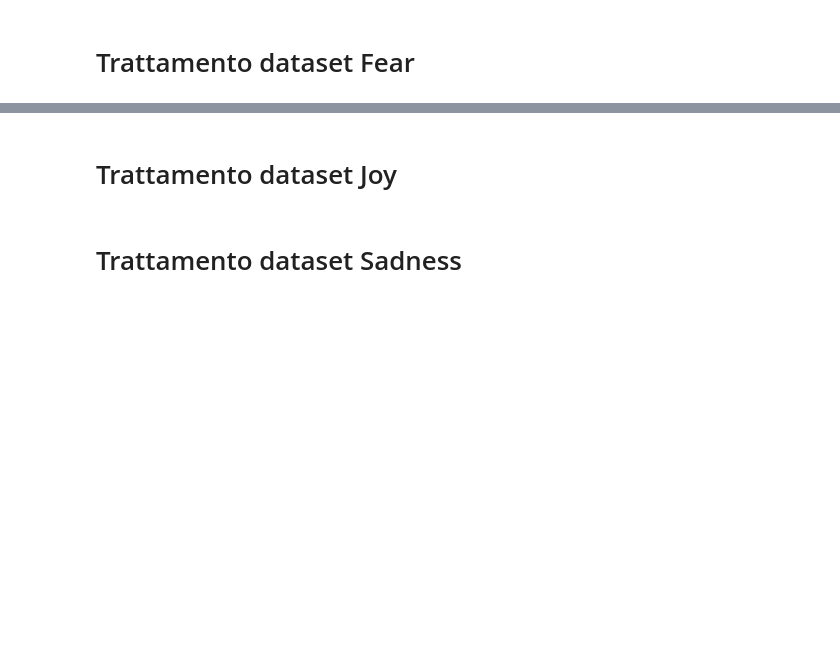
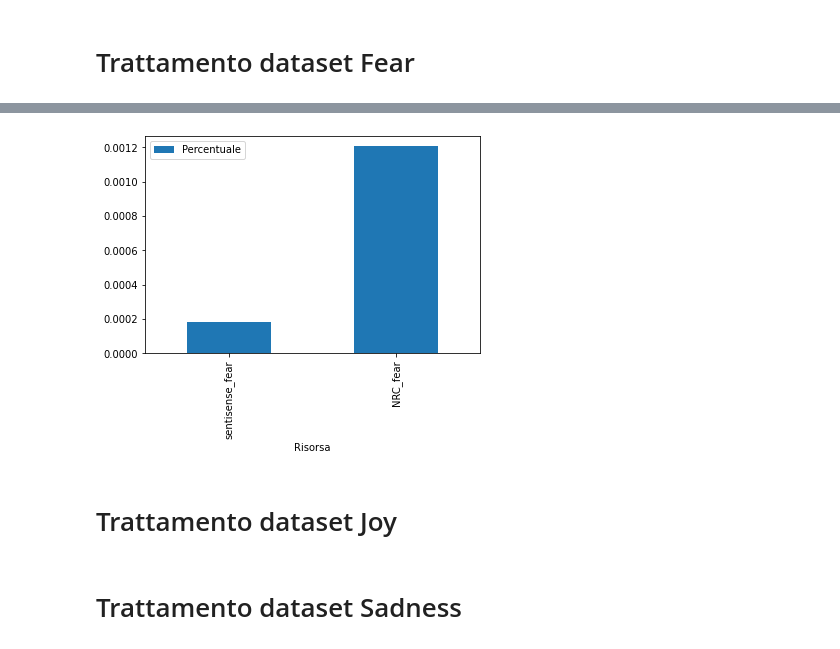
Before and after one commit to lorenzobotto/progettoMaadb, a Jupyter notebook: Code/main.ipynb, the cells around one changed output, grey strips where cells are left out. Saved outputs shown, nothing was run; the diff lists cells and outputs as text; code cells hidden in the pictures; blank space fills up the shorter version.

```diff
--- a/Code/main.ipynb
+++ b/Code/main.ipynb
@@ -1948,0 +2257,7 @@ for line in fearTokStoped:
+# %%
+# Creazione istogramma per presenza parole nei twitter
+
+dfFear_twitter.plot.bar(x='Risorsa')
+plt.show()
+# %% [output]
+[figure, added]
```
Also changed, not shown: parts of 91 cells of this notebook, 2 other files.
